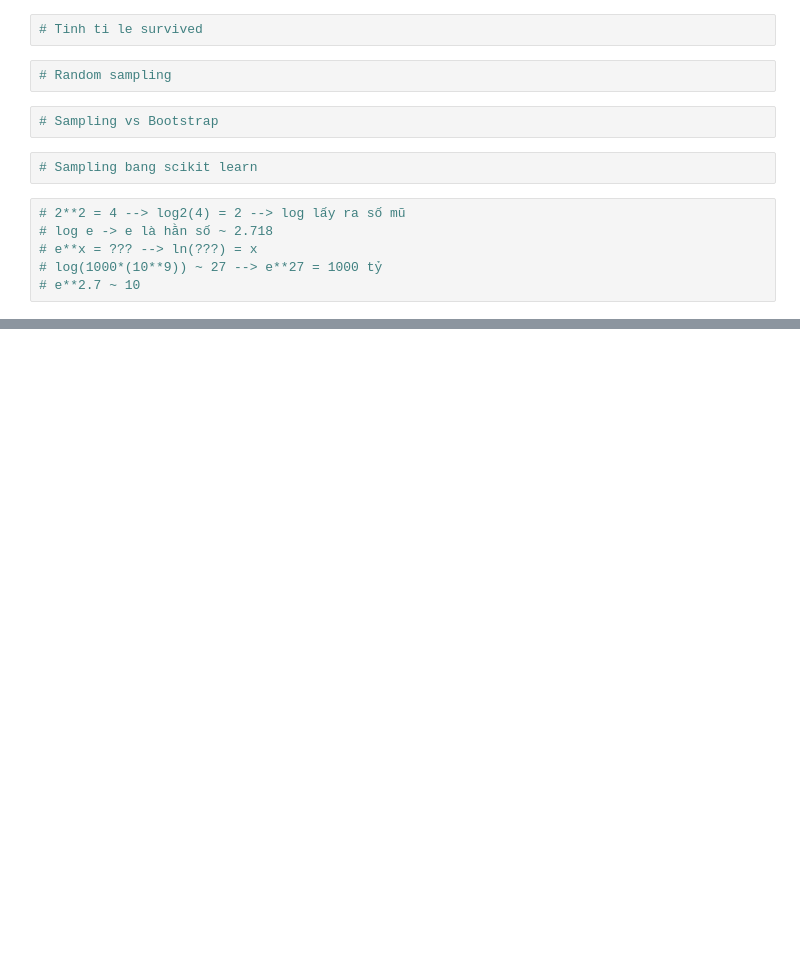
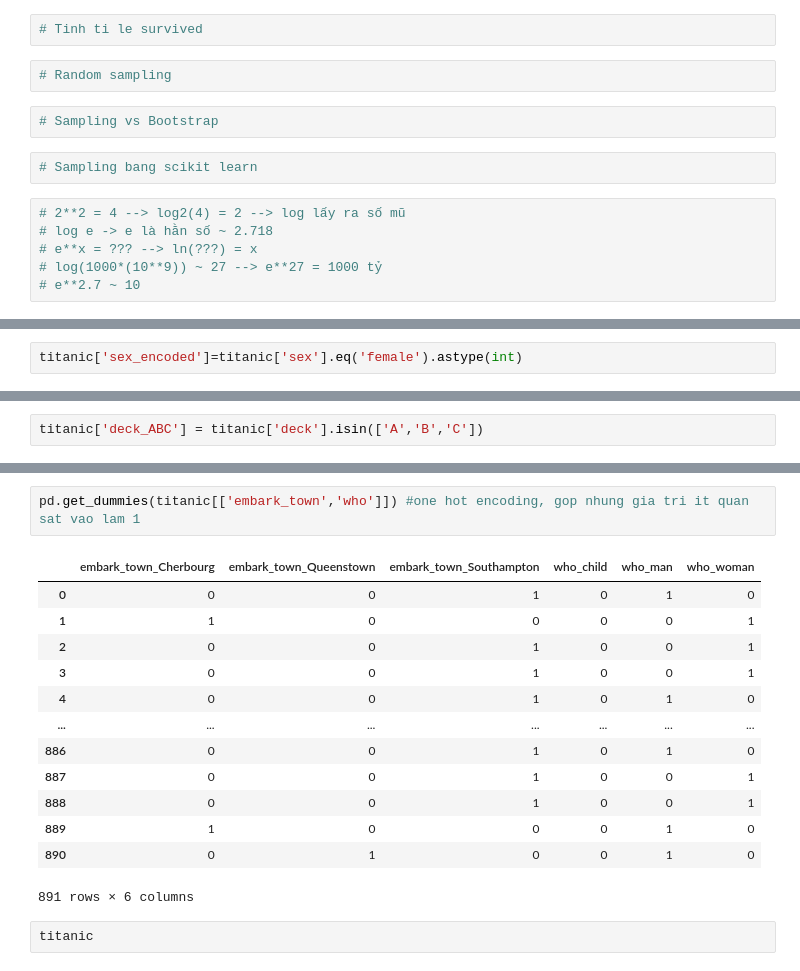
Before and after one commit to honghanhh/mci_python_36a1_l2, a Jupyter notebook: Lectures/lecture_03/Lecture_03_inclass.ipynb, the cells around one changed output, grey strips where cells are left out. Cells and saved outputs as stored; diff of their text form; blank space fills up the shorter version.

```diff
--- a/Lectures/lecture_03/Lecture_03_inclass.ipynb
+++ b/Lectures/lecture_03/Lecture_03_inclass.ipynb
@@ -714,0 +734,2 @@ new_ser.mean(), new_ser.std()
+# %%
+titanic['sex_encoded']=titanic['sex'].eq('female').astype(int)
@@ -714,0 +760,2 @@ new_ser.mean(), new_ser.std()
+# %%
+titanic['deck_ABC'] = titanic['deck'].isin(['A','B','C'])
@@ -714,0 +778,18 @@ new_ser.mean(), new_ser.std()
+# %%
+pd.get_dummies(titanic[['embark_town','who']]) #one hot encoding, gop nhung gia tri it quan sat vao lam 1
+# %% [output]
+|  | embark_town_Cherbourg | embark_town_Queenstown | embark_town_Southampton | who_child | who_man | who_woman |
+| 0 | 0 | 0 | 1 | 0 | 1 | 0 |
+| 1 | 1 | 0 | 0 | 0 | 0 | 1 |
+| 2 | 0 | 0 | 1 | 0 | 0 | 1 |
+| 3 | 0 | 0 | 1 | 0 | 0 | 1 |
+| 4 | 0 | 0 | 1 | 0 | 1 | 0 |
+| ... | ... | ... | ... | ... | ... | ... |
+| 886 | 0 | 0 | 1 | 0 | 1 | 0 |
+| 887 | 0 | 0 | 1 | 0 | 0 | 1 |
+| 888 | 0 | 0 | 1 | 0 | 0 | 1 |
+| 889 | 1 | 0 | 0 | 0 | 1 | 0 |
+| 890 | 0 | 1 | 0 | 0 | 1 | 0 |
+891 rows × 6 columns
+# %%
+titanic
```
Also changed, not shown: parts of 5 cells of this notebook.
